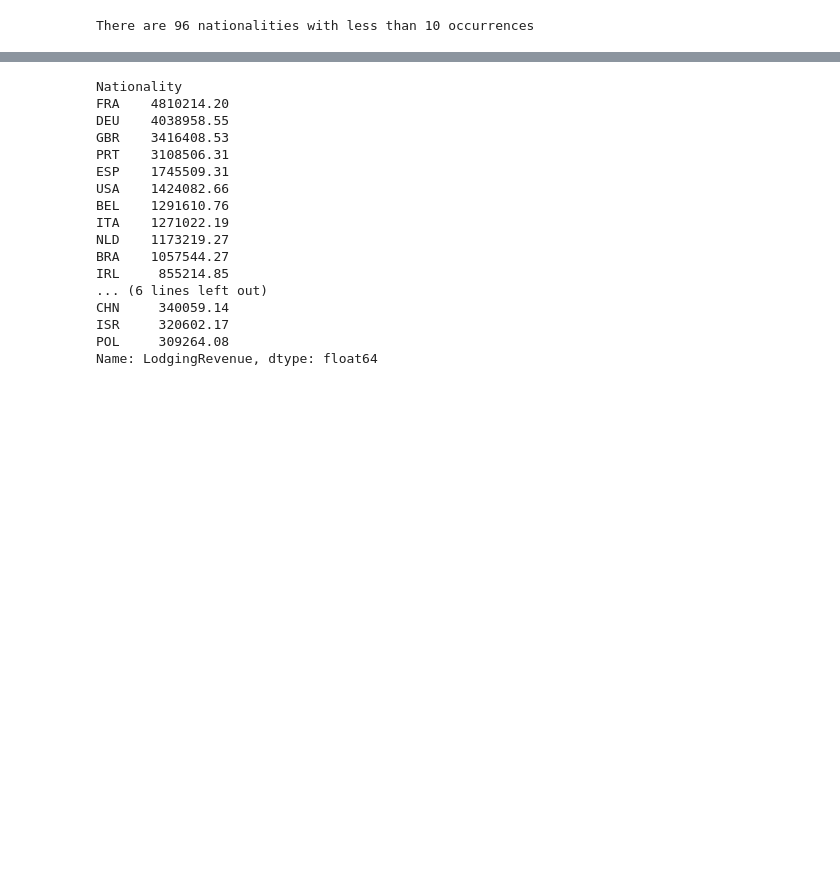
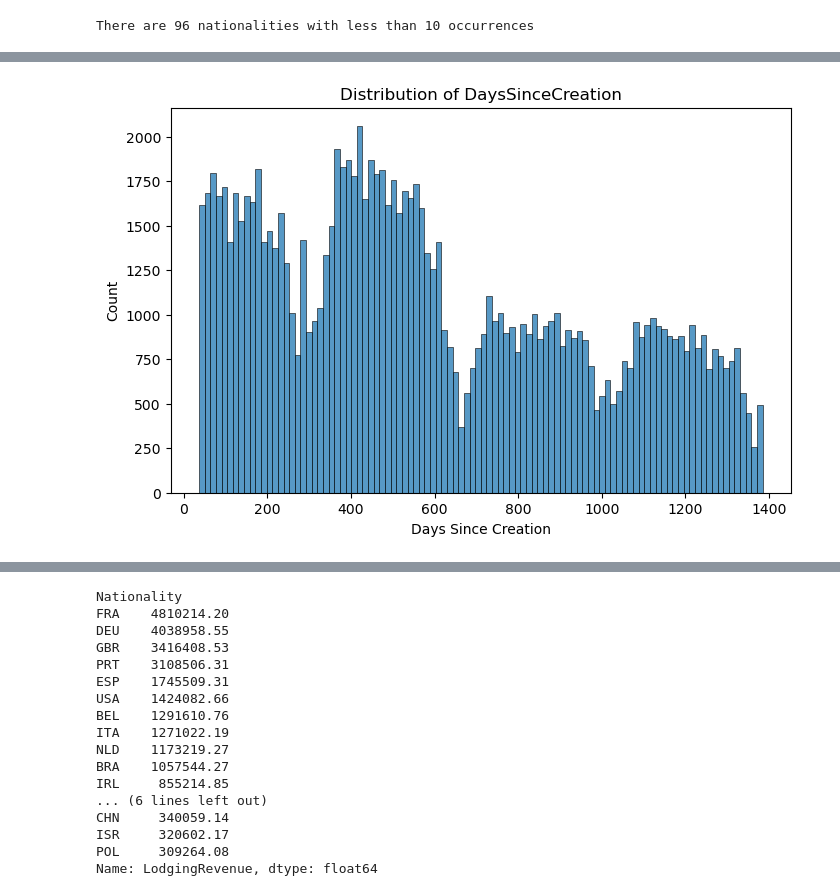
Before and after one commit to RubenCMarques/Hotel-Customer-Segmentation, a Jupyter notebook: Notebooks/Diogo_workspace.ipynb, the cells around one changed output, grey strips where cells are left out. Cells and saved outputs as stored; diff of their text form; code cells hidden in the pictures; blank space fills up the shorter version.

Commit message:
continuing_data_analysis

```diff
--- a/Notebooks/Diogo_workspace.ipynb
+++ b/Notebooks/Diogo_workspace.ipynb
@@ -310,0 +383,10 @@ data['TotalRevenue'] = data['LodgingRevenue'] + data['OtherRevenue']
+# %%
+# Plot the distribution of DaysSinceCreation
+plt.figure(figsize=(8,5))
+sns.histplot(data['DaysSinceCreation'], bins=100, kde=False) # the graphs spams 1349 days, so each bar represents ~13 days.
+plt.title('Distribution of DaysSinceCreation')
+plt.xlabel('Days Since Creation')
+plt.ylabel('Count')
+plt.show()
+# %% [output]
+[figure, added]
```
Also changed, not shown: parts of 22 cells of this notebook.
